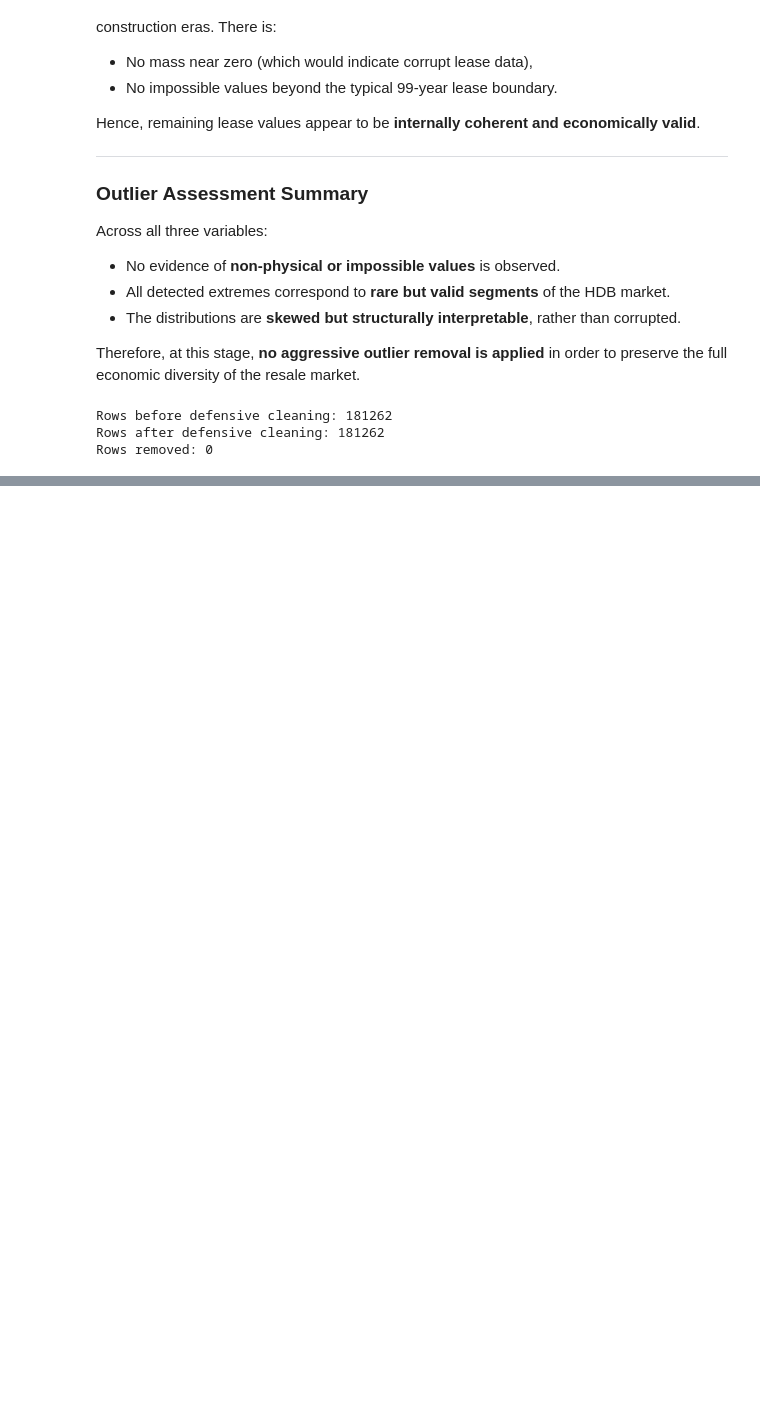
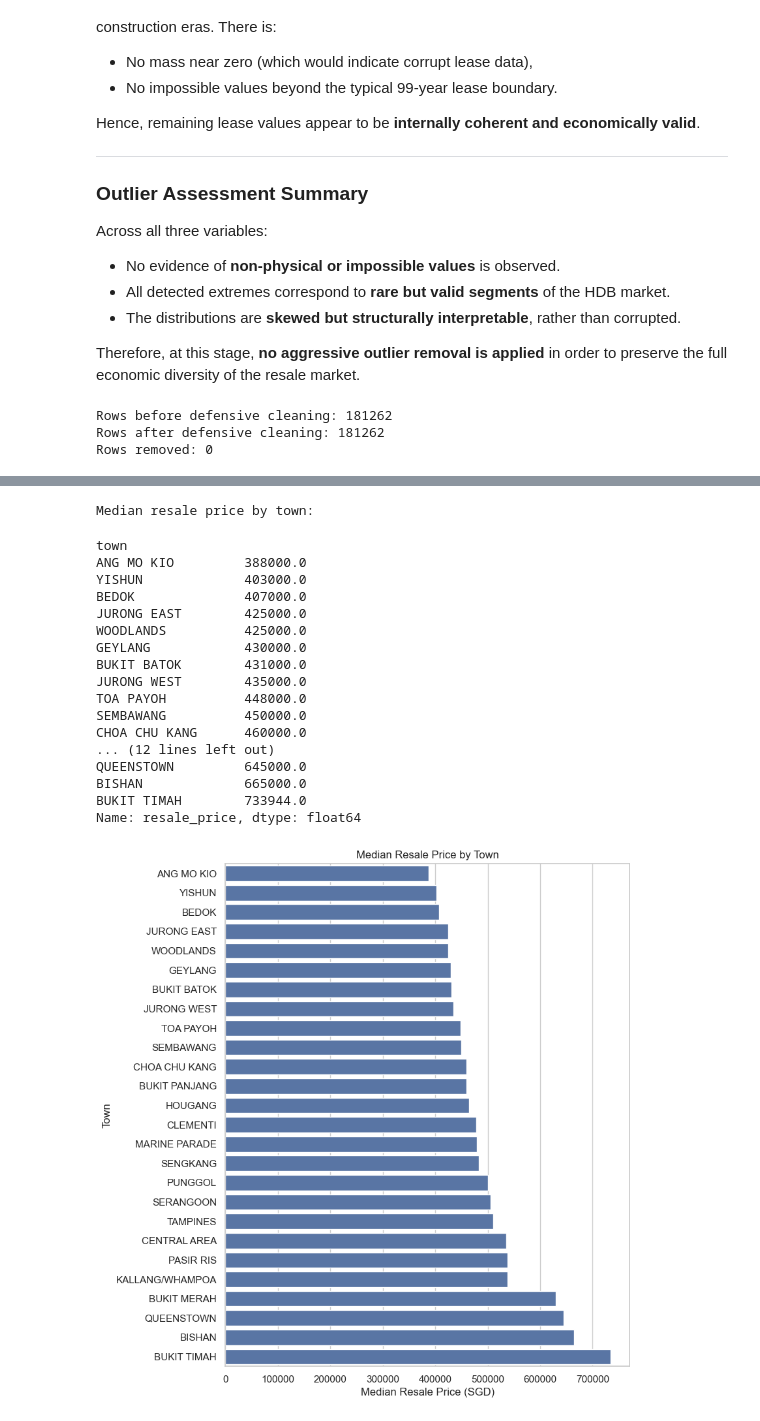
Before and after one commit to haiming772/hdb-resale-analytics, a Jupyter notebook: notebooks/01_data_wrangling.ipynb, the cells around one changed output, grey strips where cells are left out. Saved outputs shown, nothing was run; the diff lists cells and outputs as text; code cells hidden in the pictures; blank space fills up the shorter version.

```diff
--- a/notebooks/01_data_wrangling.ipynb
+++ b/notebooks/01_data_wrangling.ipynb
@@ -497,0 +587,32 @@ Rows removed: 0
+# %%
+df_group_town = df.groupby("town")["resale_price"].median().sort_values()
+
+print("Median resale price by town:")
+display(df_group_town)
+
+plt.figure(figsize=(8, 10))
+sns.barplot(y=df_group_town.index, x=df_group_town.values)
+plt.title("Median Resale Price by Town")
+plt.xlabel("Median Resale Price (SGD)")
+plt.ylabel("Town")
+plt.show()
+# %% [output]
+Median resale price by town:
+town
+ANG MO KIO         388000.0
+YISHUN             403000.0
+BEDOK              407000.0
+JURONG EAST        425000.0
+WOODLANDS          425000.0
+GEYLANG            430000.0
+BUKIT BATOK        431000.0
+JURONG WEST        435000.0
+TOA PAYOH          448000.0
+SEMBAWANG          450000.0
+CHOA CHU KANG      460000.0
+... (12 lines left out)
+QUEENSTOWN         645000.0
+BISHAN             665000.0
+BUKIT TIMAH        733944.0
+Name: resale_price, dtype: float64
+[figure, added]
```
Also changed, not shown: parts of 11 cells of this notebook.
